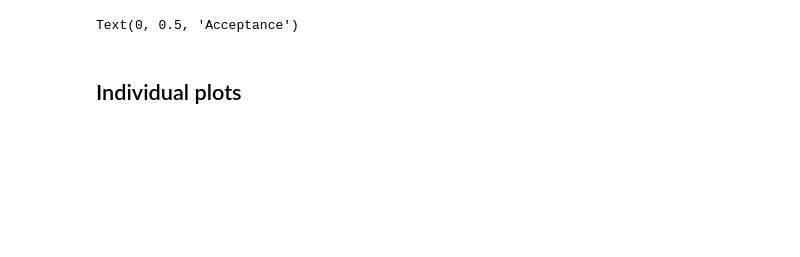
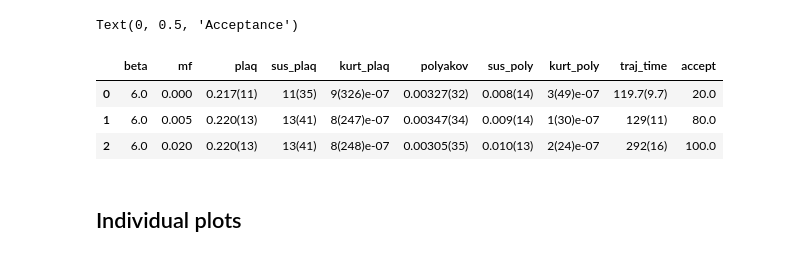
Before and after one commit to vmos1/su4_dm_grid_lsd, a Jupyter notebook: analysis/5_compare_runs.ipynb, the cells around one changed output. Drawn from its saved outputs; the diff is of its cells as text; code cells hidden in the pictures; blank space fills up the shorter version.

```diff
--- a/analysis/5_compare_runs.ipynb
+++ b/analysis/5_compare_runs.ipynb
@@ -384,6 +439,13 @@ plt.ylabel('Acceptance',rotation='vertical')
 [interactive output not drawn]
 [interactive output not drawn]
 Text(0, 0.5, 'Acceptance')
+# %%
+df1
+# %% [output]
+|  | beta | mf | plaq | sus_plaq | kurt_plaq | polyakov | sus_poly | kurt_poly | traj_time | accept |
+| 0 | 6.0 | 0.000 | 0.217(11) | 11(35) | 9(326)e-07 | 0.00327(32) | 0.008(14) | 3(49)e-07 | 119.7(9.7) | 20.0 |
+| 1 | 6.0 | 0.005 | 0.220(13) | 13(41) | 8(247)e-07 | 0.00347(34) | 0.009(14) | 1(30)e-07 | 129(11) | 80.0 |
+| 2 | 6.0 | 0.020 | 0.220(13) | 13(41) | 8(248)e-07 | 0.00305(35) | 0.010(13) | 2(24)e-07 | 292(16) | 100.0 |
 # %% [markdown]
 ## Individual plots
 # %%
```
Also changed, not shown: parts of 9 cells of this notebook, 3 other files.
